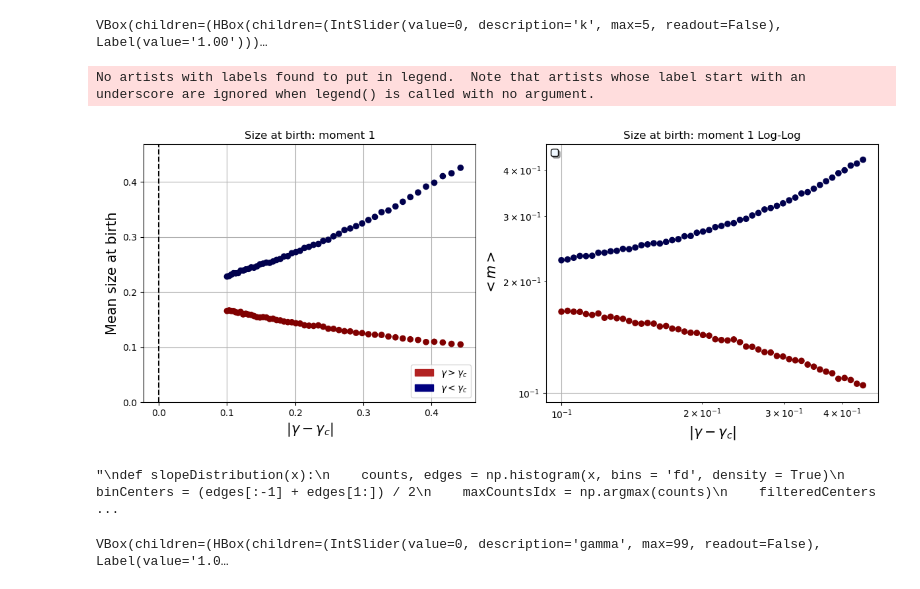
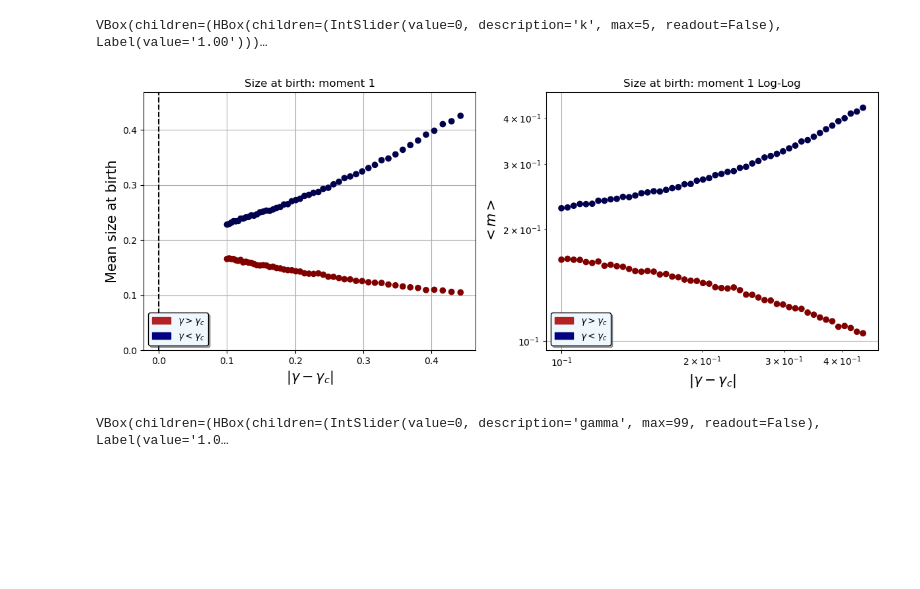
Before and after one commit to tommasoamico/masterThesis, a Jupyter notebook: code/jupyterNotebooks/singleTraitPositiveH.ipynb, the cells around one changed output. Drawn from its saved outputs; the diff is of its cells as text; code cells hidden in the pictures; blank space fills up the shorter version.

```diff
--- a/code/jupyterNotebooks/singleTraitPositiveH.ipynb
+++ b/code/jupyterNotebooks/singleTraitPositiveH.ipynb
@@ -90,3 +94,3 @@ if simulate:
 # %%
-allSizes = np.load("../data/sizeAtBirthShortPositiveH.npy")
-aCorrValues = np.load("../data/aCorrValuesShortPositiveH.npy")
+allSizes = np.load("../../data/positiveH/sizeAtBirthShortPositiveH.npy")
+aCorrValues = np.load("../../data/positiveH/aCorrValuesShortPositiveH.npy")
@@ -120,7 +129,7 @@ def fY (x, k):
     ax.set_ylim(top = 1.1*np.max(y))
     return y
 
-controls = iplt.scatter(gammaGammaC, fY, k = [1, 2, 3, 4,5 , 6], c= colIdx, zorder = 3, ax = ax, cmap = 'seismic')
+controls = iplt.scatter(gammaGammaC, fY, k = [1, 2, 3, 4, 5, 6], c= colIdx, zorder = 3, ax = ax, cmap = 'seismic')
 
 #ax.scatter(gammaValues  - criticalPoint, meanSizesAtBirth , color = 'navy', zorder = 2)
 
@@ -143,65 +152,36 @@ def fY2 (x, k):
     ax_.set_ylim(bottom = 0.9 * np.min(y2), top = 1.1*np.max(y2))
     return y2
 
 
 def fY3 (x, k):
     y3 = powerLaw(xAxis,*powerLawValues[str(int(k))])
     return y3
 
 
 #ax_.plot(xAxis, powerLaw(xAxis,*powerLawValues[str(int(k))]), color = 'red', label = f'm = {k} line', zorder = 4)
 _ = iplt.scatter(gammaGammaC, fY2, controls=controls, ax = ax_, zorder = 3, c = colIdx, cmap = 'seismic')
 
 red_patch = mpatches.Patch(color='firebrick', label='$\gamma > \gamma_c$', hatch = '.')
 blue_patch = mpatches.Patch(color='navy', label='$\gamma < \gamma_c$', hatch = '.')
-ax.legend(handles=[red_patch, blue_patch])
+ax.legend(handles=[red_patch, blue_patch], facecolor = 'aliceblue', shadow = True, edgecolor = 'black', loc = 'lower left')
 #_ = iplt.plot(xAxis, fY3, controls=controls, color = 'red', ax = ax_, zorder = 3, label = 'Power law comparison')
 
 ax_.set_xscale('log')
 ax_.set_yscale('log')
 #ax_.scatter(gammaValues, sizeBirth20000.mean(axis = 1), zorder = 2, color = 'navy')
 ax_.set_xlabel('$|\gamma - \gamma_c|$', fontsize = 15)
 ax_.set_ylabel('$<m>$', fontsize = 15)
 ax_.grid(zorder = 1)
 #ax_.axvline(criticalPoint, color = 'black', linestyle = '--', label = 'Critical Point', zorder = 2)
 
 #ax.legend(facecolor = 'aliceblue', shadow = True, edgecolor = 'black')
 #ax_.set_title('Mean size at birth for different generations, $log-log$')
-ax_.legend(facecolor = 'aliceblue', shadow = True, edgecolor = 'black', loc = 'upper left')
+ax_.legend(handles=[red_patch, blue_patch], facecolor = 'aliceblue', shadow = True, edgecolor = 'black', loc = 'lower left')
 fig.tight_layout()
 plt.show()
 # %% [output]
 VBox(children=(HBox(children=(IntSlider(value=0, description='k', max=5, readout=False), Label(value='1.00')))…
-No artists with labels found to put in legend.  Note that artists whose label start with an underscore are ignored when legend() is called with no argument.
-[figure, old version]
+[figure, new version]
-# %%
-'''
-def slopeDistribution(x):
-    counts, edges = np.histogram(x, bins = 'fd', density = True)
-    binCenters = (edges[:-1] + edges[1:]) / 2
-    maxCountsIdx = np.argmax(counts)
-    filteredCenters = binCenters[:maxCountsIdx]
-    filteredLogCounts = np.log10(counts)[:maxCountsIdx]
-    slope, intercept, rValue, pValue, stderr = linregress(filteredCenters[~ np.isneginf(filteredLogCounts)], filteredLogCounts[~ np.isneginf(filteredLogCounts)])
-    return slope, intercept, rValue, pValue, stderr
-
-
-slopes = {distance : slopeDistribution(allSizes[gammaIdx, :])[0] for gammaIdx, distance in enumerate(gammaGammaC)}
-rValues = {distance : slopeDistribution(allSizes[gammaIdx, :])[2] for gammaIdx, distance in enumerate(gammaGammaC)}
-
-
-fig, ax = plt.subplots(1,1, figsize = (6, 5))
-ax.scatter(rValues.keys(), rValues.values(), color = 'navy')
-
-fig, ax = plt.subplots(1,1, figsize = (6, 5))
-ax.scatter(slopes.keys(), slopes.values(), color = 'navy')
-slope, intercept, rValue, pValue, stderr = linregress(list(slopes.keys()), list(slopes.values()))
-ax.plot(gammaGammaC, slope*gammaGammaC + intercept, color = 'red', label = f'Linear fit: $a = {slope:.3}$, $b = {intercept:.3}$')
-print(slope, '+-', stderr)
-print('R^2 =', rValue**2)
-'''
-# %% [output]
-"\ndef slopeDistribution(x):\n    counts, edges = np.histogram(x, bins = 'fd', density = True)\n    binCenters = (edges[:-1] + edges[1:]) / 2\n    maxCountsIdx = np.argmax(counts)\n    filteredCenters ...
 # %%
 def autoCorrelationFunc(t, xi, n_c):
     return t**(-xi) * np.exp(-t/n_c)
```
Also changed, not shown: parts of 4 cells of this notebook, 2 other files.
